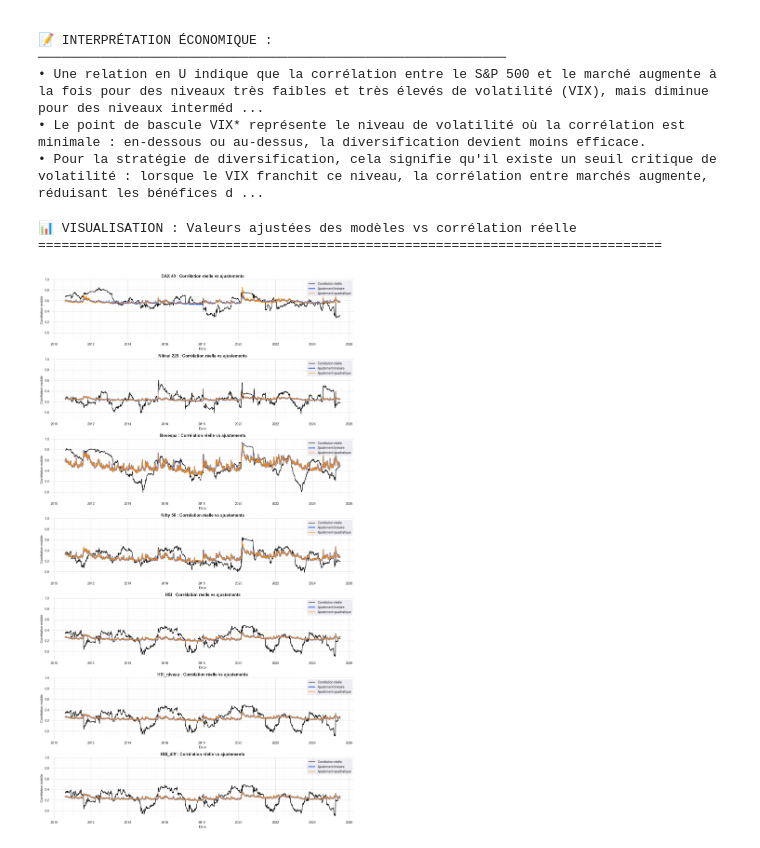
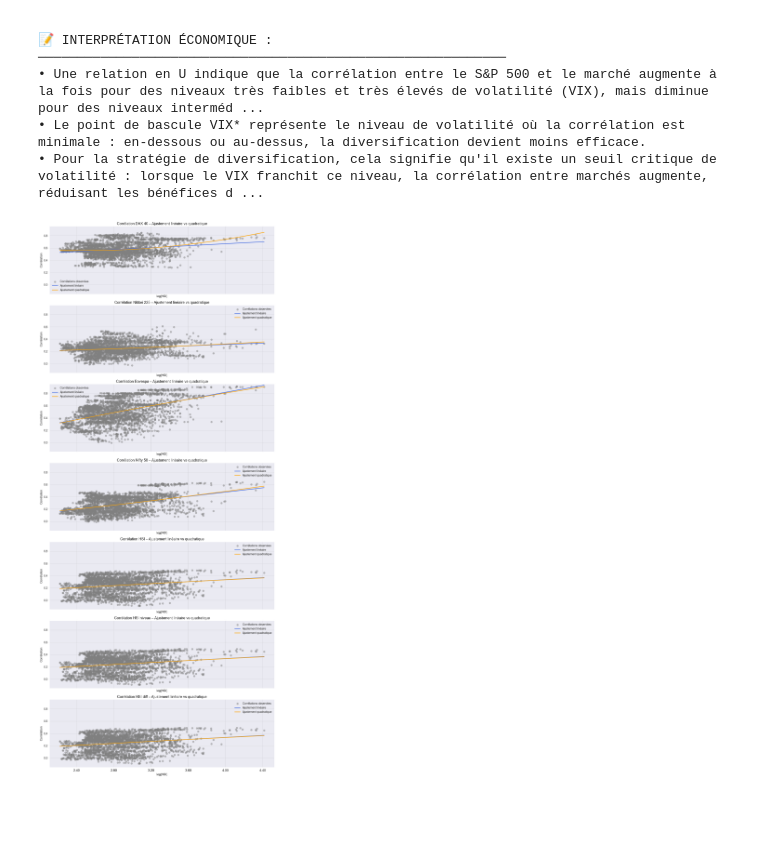
Before and after one commit to jeansimon18/Autre-Test_etude_de_cas, a Jupyter notebook: autre test étude de cas 1.ipynb, the cells around one changed output. Saved outputs shown, nothing was run; the diff lists cells and outputs as text; code cells hidden in the pictures; blank space fills up the shorter version.

```diff
--- a/autre test étude de cas 1.ipynb
+++ b/autre test étude de cas 1.ipynb
@@ -955,53 +971,52 @@ else:
 • Le point de bascule VIX* représente le niveau de volatilité où la corrélation est minimale : en-dessous ou au-dessus, la diversification devient moins efficace.
 • Pour la stratégie de diversification, cela signifie qu'il existe un seuil critique de volatilité : lorsque le VIX franchit ce niveau, la corrélation entre marchés augmente, réduisant les bénéfices d ...
 # %%
-# 2.3 - Visualisation des valeurs ajustées des modèles vs corrélation réelle
+# 2.3 - Visualisation nuage de points + ajustements linéaire/quadratique
 import matplotlib.pyplot as plt
-
-print("\n📊 VISUALISATION : Valeurs ajustées des modèles vs corrélation réelle")
-print("="*80)
+import numpy as np
 
 n_markets = len(regression_data)
-fig, axes = plt.subplots(n_markets, 1, figsize=(14, 3.5 * n_markets), sharex=False)
-
+fig, axes = plt.subplots(n_markets, 1, figsize=(12, 4 * n_markets), sharex=True)
 if n_markets == 1:
     axes = [axes]
 
 for i, (market, df) in enumerate(regression_data.items()):
+    # Nettoyer le nom de l'indice si besoin
+    market_clean = market.replace('Corr_', '').replace('_', ' ').replace('DAX 40', 'DAX 40')
     # Modèle linéaire
     X_lin = sm.add_constant(df['log_VIX'])
     model_lin = sm.OLS(df['Corr'], X_lin).fit()
-    fitted_lin = model_lin.fittedvalues
-
     # Modèle quadratique
     X_quad = pd.DataFrame({
         'const': 1,
         'log_VIX': df['log_VIX'],
         'log_VIX_sq': df['log_VIX']**2
     })
     model_quad = sm.OLS(df['Corr'], X_quad).fit()
-    fitted_quad = model_quad.fittedvalues
-
+    # Nuage de points
     ax = axes[i]
-    ax.plot(df.index, df['Corr'], color='black', label='Corrélation réelle', linewidth=1.5)
-    ax.plot(df.index, fitted_lin, color='royalblue', linestyle='-', label='Ajustement linéaire', linewidth=3)
-    ax.plot(df.index, fitted_quad, color='darkorange', linestyle='-', label='Ajustement quadratique', linewidth=1.5)
-    ax.set_title(f"{market.replace('Corr_', '')} : Corrélation réelle vs ajustements", fontsize=13, fontweight='bold')
-    ax.set_xlabel('Date')
-    ax.set_ylabel('Corrélation mobile')
-    ax.legend(loc='upper right', fontsize=10, frameon=True)
-    ax.grid(True, which='major', axis='both', color='gray', linestyle='-', linewidth=0.7, alpha=0.35)
-    ax.minorticks_on()
-    ax.grid(True, which='minor', axis='both', color='gray', linestyle=':', linewidth=0.5, alpha=0.18)
-    ax.set_facecolor('white')
-    ax.set_ylim(-0.15, 1.0)  # Limite d'axe y mise à jour
-
+    ax.scatter(df['log_VIX'], df['Corr'], color='gray', alpha=0.5, label='Corrélations observées')
+    # Ligne d'ajustement linéaire
+    x_vals = np.linspace(df['log_VIX'].min(), df['log_VIX'].max(), 200)
+    y_lin = model_lin.params['const'] + model_lin.params['log_VIX'] * x_vals
+    ax.plot(x_vals, y_lin, color='royalblue', label='Ajustement linéaire', linewidth=2)
+    # Ligne d'ajustement quadratique
+    y_quad = model_quad.params['const'] + model_quad.params['log_VIX'] * x_vals + model_quad.params['log_VIX_sq'] * x_vals**2
+    ax.plot(x_vals, y_quad, color='orange', label='Ajustement quadratique', linewidth=2)
+    ax.set_title(f"Corrélation {market_clean} – Ajustement linéaire vs quadratique", fontsize=13)
+    ax.set_xlabel('log(VIX)')
+    ax.set_ylabel('Corrélation')
+    ax.set_ylim(-0.15, 0.95)
+    # Afficher des chiffres sur l'axe des x
+    ax.xaxis.set_major_locator(plt.MaxNLocator(8))
+    ax.xaxis.set_major_formatter(plt.FuncFormatter(lambda x, _: f'{x:.2f}'))
+    ax.tick_params(axis='x', labelsize=12)
+    ax.legend()
+    ax.grid(True, which='major', axis='both', color='gray', linestyle='-', linewidth=0.5, alpha=0.3)
 plt.tight_layout()
 plt.show()
 # %% [output]
-📊 VISUALISATION : Valeurs ajustées des modèles vs corrélation réelle
-================================================================================
-[figure, old version]
+[figure, new version]
 # %%
 # 2.4 – Protocole strict ARX (fit unique sur train, buffers indépendants, benchmark naïf, bornage, visuel conforme)
 import warnings
```
Also changed, not shown: parts of 8 cells of this notebook, 1 other file.
